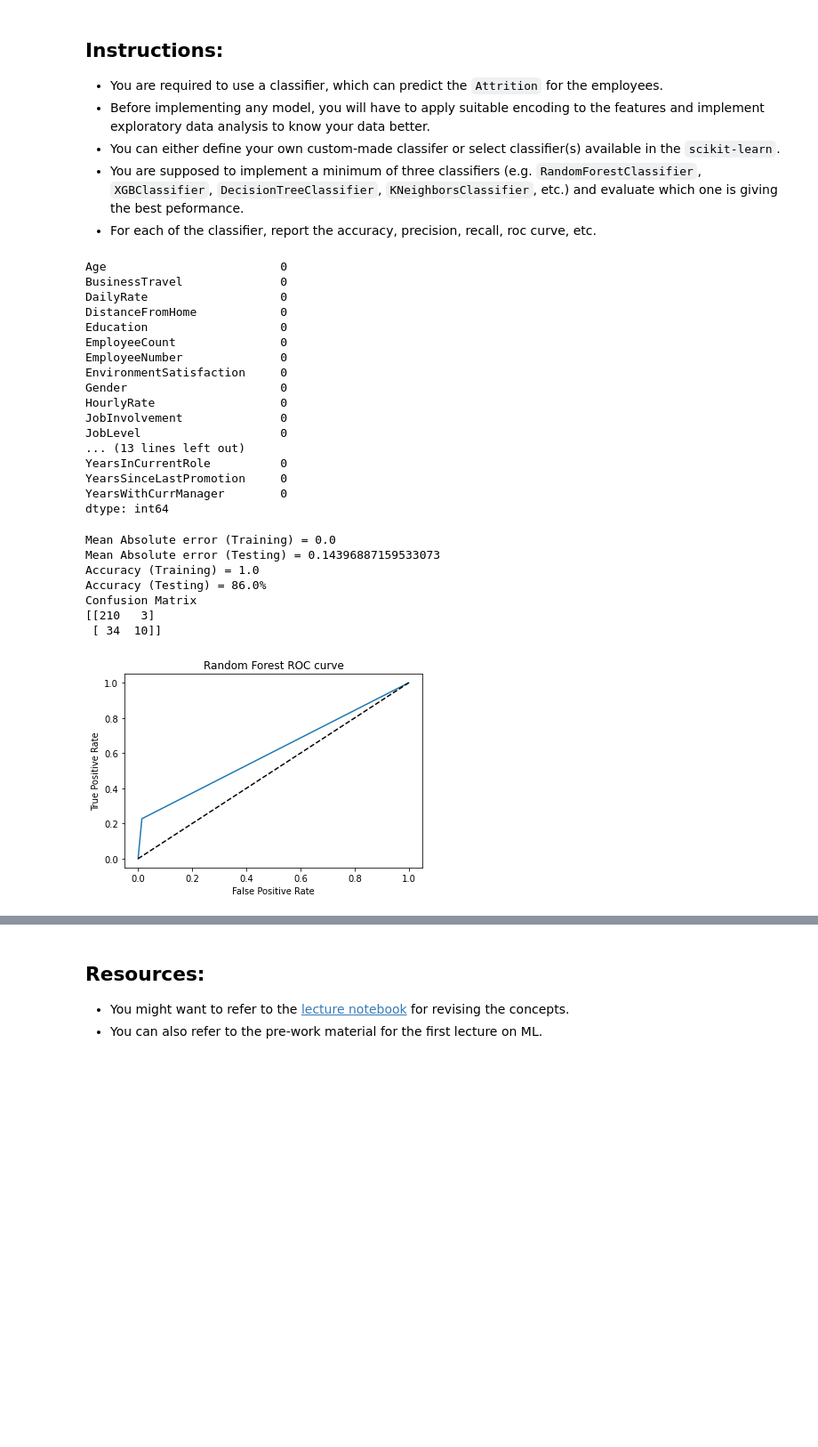
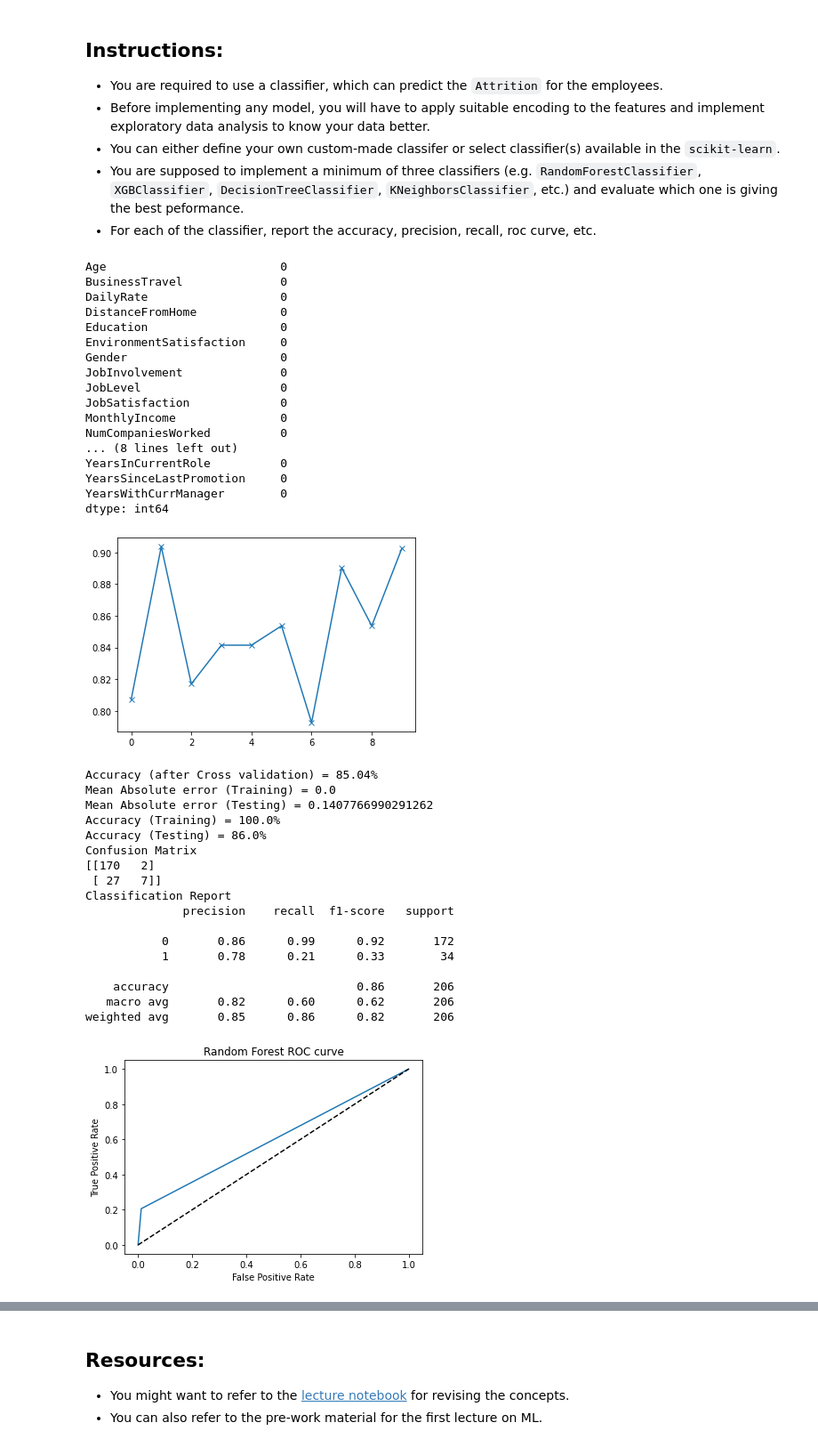
Before and after one commit to Shruti-codes/SHALA2020, a Jupyter notebook: ML_RandomForest.ipynb, the cells around one changed output, grey strips where cells are left out. Shown at 89% size. Cells and saved outputs as stored; diff of their text form; code cells hidden in the pictures; blank space fills up the shorter version.

Commit message:
Improved accuracy

```diff
--- a/ML_RandomForest.ipynb
+++ b/ML_RandomForest.ipynb
@@ -43,8 +91,9 @@ attrition_data['OverTime'] = attrition_data['OverTime'].map(mapping_overtime)
 * You are supposed to implement a minimum of three classifiers (e.g.  `RandomForestClassifier`, `XGBClassifier`, `DecisionTreeClassifier`, `KNeighborsClassifier`, etc.) and evaluate which one is giving the best peformance.
 * For each of the classifier,  report the accuracy, precision, recall, roc curve, etc.
 # %%
-X = attrition_data.drop(["Attrition", "Department", "EducationField", "JobRole", "ID", "MaritalStatus"], axis = 1)
-y = attrition_data['Attrition']
+#features
+X = attrition_data.drop(["Attrition", "Department", "EducationField", "JobRole", "ID", "MaritalStatus","EmployeeCount", "EmployeeNumber","MonthlyRate", "HourlyRate", "PercentSalaryHike"], axis = 1)
+y = attrition_data['Attrition']     #labels
 X.isna().sum()
 # %% [output]
 Age                         0
@@ -52,46 +101,69 @@ BusinessTravel              0
 DailyRate                   0
 DistanceFromHome            0
 Education                   0
-EmployeeCount               0
-EmployeeNumber              0
 EnvironmentSatisfaction     0
 Gender                      0
-HourlyRate                  0
 JobInvolvement              0
 JobLevel                    0
-... (13 lines left out)
+JobSatisfaction             0
+MonthlyIncome               0
+NumCompaniesWorked          0
+... (8 lines left out)
 YearsInCurrentRole          0
 YearsSinceLastPromotion     0
 YearsWithCurrManager        0
 dtype: int64
 # %%
-X_train, X_test, y_train, y_test = train_test_split(X,y)
+X_train, X_test, y_train, y_test = train_test_split(X,y, train_size=0.8, random_state=123)
 
+#Classifier
 rfc = RandomForestClassifier()
 rfc.fit(X_train, y_train)
 train_pred = rfc.predict(X_train)
 test_pred = rfc.predict(X_test)
+
+#Cross-Validation
+kfold = KFold(n_splits=10, random_state=123)
+res = cross_val_score(rfc, X_train, y_train, cv=kfold)
+plt.plot(np.arange(10), res ,'x-', linewidth = 1.5)
+plt.show()
+print("Accuracy (after Cross validation) = %.2f%%" % (res.mean()*100))
+
+#Performance Metrics
 print("Mean Absolute error (Training) = {}".format(mean_absolute_error(y_train, train_pred)))
 print("Mean Absolute error (Testing) = {}".format(mean_absolute_error(y_test, test_pred)))
-print("Accuracy (Training) = {}".format(accuracy_score(y_train, train_pred)))
-print("Accuracy (Testing) = {}%".format(round(accuracy_score(y_test, test_pred)*100),2))
+print("Accuracy (Training) = {}%".format(np.round(accuracy_score(y_train, train_pred)*100),2))
+print("Accuracy (Testing) = {}%".format(np.round(accuracy_score(y_test, test_pred)*100),2))
 print("Confusion Matrix ")
 print(confusion_matrix(y_test, test_pred))
+print("Classification Report")
+print(classification_report(y_test, test_pred))
 probs = rfc.predict_proba(X_test)
 probs = probs[:, 1]
 fper, tper, thresholds = roc_curve(y_test, test_pred)
 plt.plot(fper,tper)
 plt.plot([0,1], [0,1], 'k--')
 plt.xlabel('False Positive Rate')
 plt.ylabel('True Positive Rate')
 plt.title('Random Forest ROC curve')
 plt.show()
 # %% [output]
+[figure, new version]
+Accuracy (after Cross validation) = 85.04%
 Mean Absolute error (Training) = 0.0
-Mean Absolute error (Testing) = 0.14396887159533073
-Accuracy (Training) = 1.0
+Mean Absolute error (Testing) = 0.1407766990291262
+Accuracy (Training) = 100.0%
 Accuracy (Testing) = 86.0%
 Confusion Matrix
-[[210   3]
- [ 34  10]]
+[[170   2]
+ [ 27   7]]
+Classification Report
+              precision    recall  f1-score   support
+
+           0       0.86      0.99      0.92       172
+           1       0.78      0.21      0.33        34
+
+    accuracy                           0.86       206
+   macro avg       0.82      0.60      0.62       206
+weighted avg       0.85      0.86      0.82       206
-[figure, old version]
+[figure, added]
```
Also changed, not shown: parts of 6 cells of this notebook.
